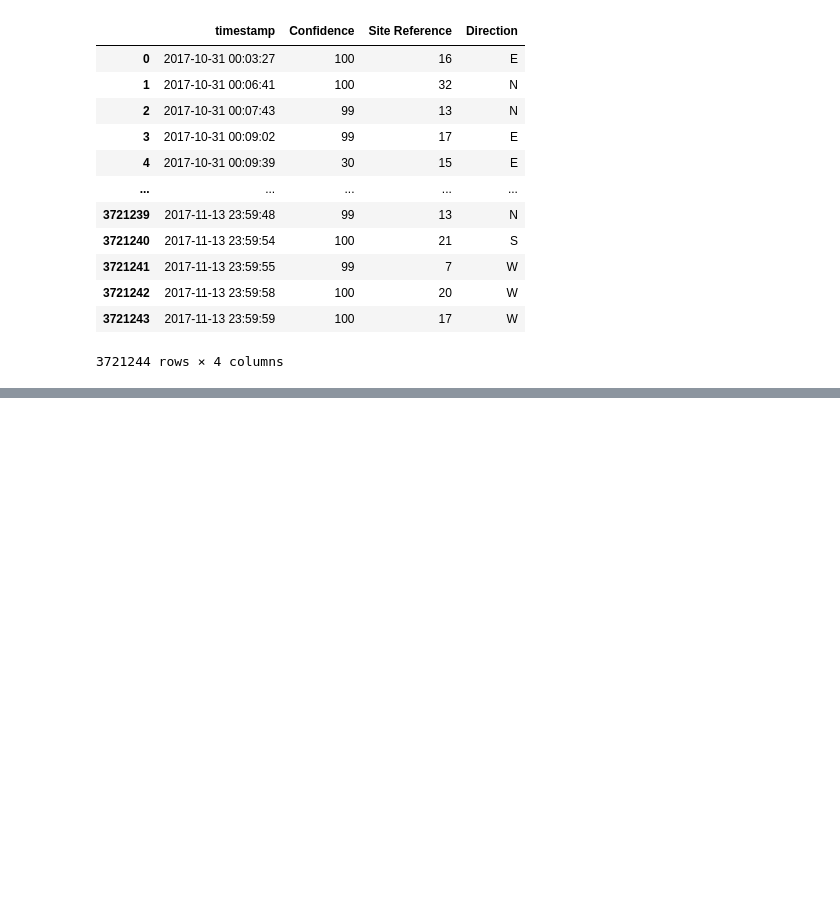
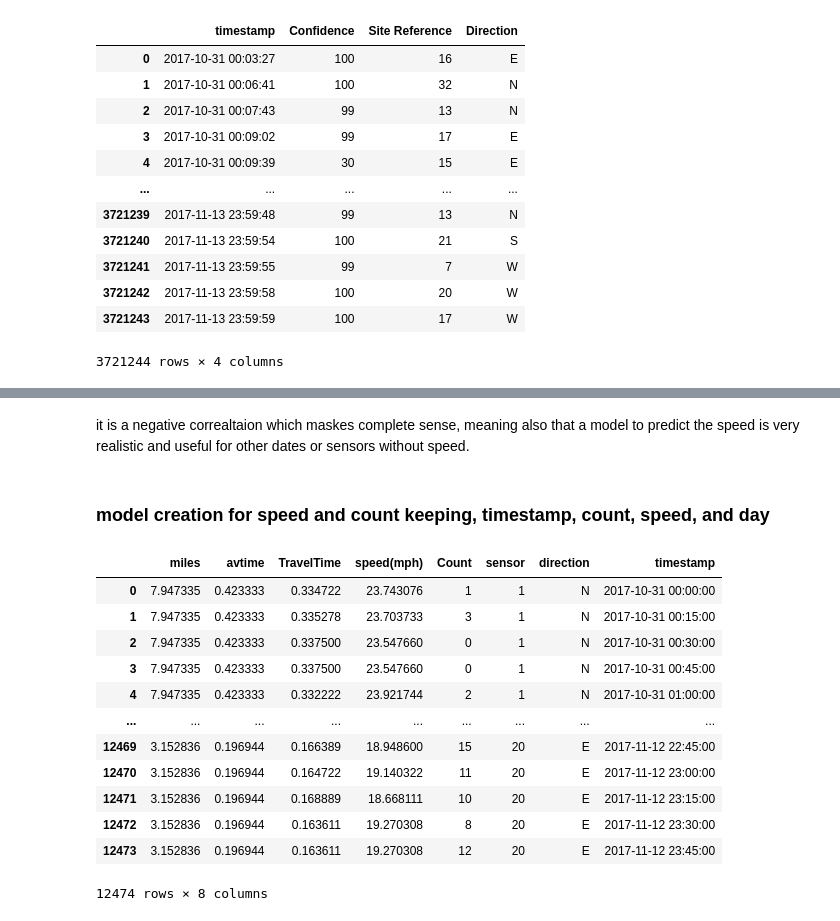
Before and after one commit to lucchinaluca/LLM-tool-calling-VIA-MCP-using-PM2.5-forecasting-model-as-tool, a Jupyter notebook: 1.traffic_data.ipynb, the cells around one changed output, grey strips where cells are left out. Saved outputs shown, nothing was run; the diff lists cells and outputs as text; code cells hidden in the pictures; blank space fills up the shorter version.

```diff
--- a/1.traffic_data.ipynb
+++ b/1.traffic_data.ipynb
@@ -261,0 +506,14 @@ df
+# %%
+google_count["sensor"] = google_count["sensor"].astype(int, errors="ignore")
+google_count["direction"] = google_count["direction"].astype(str, errors="ignore")
+# %%
+by_site_ref = {site_ref: group for site_ref, group in google_count.groupby('sensor')}
+by_direction = {direction: group for direction, group in google_count.groupby('direction')}
+by_site_direction = {
+    site_ref: {
+        direction: dir_group
+        for direction, dir_group in site_group.groupby('direction')
+    }
+    for site_ref, site_group in google_count.groupby('sensor')
+}
+google_dic = by_site_direction
@@ -261,0 +522,5 @@ df
+# %%
+for i in google_dic:
+    for j in google_dic[i]:
+        print(f"Sensor: {i}, Direction: {j}")
+        (google_dic[i][j][["speed(mph)", "Count"]].corr())
@@ -261,0 +538,35 @@ df
+# %% [markdown]
+it is a negative correaltaion which maskes complete sense, meaning also that a model to predict the speed is very realistic and useful for other dates or sensors without speed.
+# %% [markdown]
+### model creation for speed and count keeping, timestamp, count, speed, and day
+# %%
+for i in google_dic:
+    for j in google_dic[i]:
+        google_dic[i][j].drop(columns=["day"], inplace=True, errors="ignore")
+        google_dic[i][j].reset_index(drop=True, inplace=True)
+# %%
+all_dfs = []
+
+for sensor_id, directions in google_dic.items():
+    for direction, df_snapshot in directions.items():
+        df_copy = df_snapshot.copy()
+        all_dfs.append(df_copy)
+
+# 3. Stack them all vertically into one master DataFrame
+google_master = pd.concat(all_dfs, ignore_index=True)
+
+google_master
+# %% [output]
+|  | miles | avtime | TravelTime | speed(mph) | Count | sensor | direction | timestamp |
+| 0 | 7.947335 | 0.423333 | 0.334722 | 23.743076 | 1 | 1 | N | 2017-10-31 00:00:00 |
+| 1 | 7.947335 | 0.423333 | 0.335278 | 23.703733 | 3 | 1 | N | 2017-10-31 00:15:00 |
+| 2 | 7.947335 | 0.423333 | 0.337500 | 23.547660 | 0 | 1 | N | 2017-10-31 00:30:00 |
+| 3 | 7.947335 | 0.423333 | 0.337500 | 23.547660 | 0 | 1 | N | 2017-10-31 00:45:00 |
+| 4 | 7.947335 | 0.423333 | 0.332222 | 23.921744 | 2 | 1 | N | 2017-10-31 01:00:00 |
+| ... | ... | ... | ... | ... | ... | ... | ... | ... |
+| 12469 | 3.152836 | 0.196944 | 0.166389 | 18.948600 | 15 | 20 | E | 2017-11-12 22:45:00 |
+| 12470 | 3.152836 | 0.196944 | 0.164722 | 19.140322 | 11 | 20 | E | 2017-11-12 23:00:00 |
+| 12471 | 3.152836 | 0.196944 | 0.168889 | 18.668111 | 10 | 20 | E | 2017-11-12 23:15:00 |
+| 12472 | 3.152836 | 0.196944 | 0.163611 | 19.270308 | 8 | 20 | E | 2017-11-12 23:30:00 |
+| 12473 | 3.152836 | 0.196944 | 0.163611 | 19.270308 | 12 | 20 | E | 2017-11-12 23:45:00 |
+12474 rows × 8 columns
```
Also changed, not shown: parts of 31 cells of this notebook, 11 other files.
